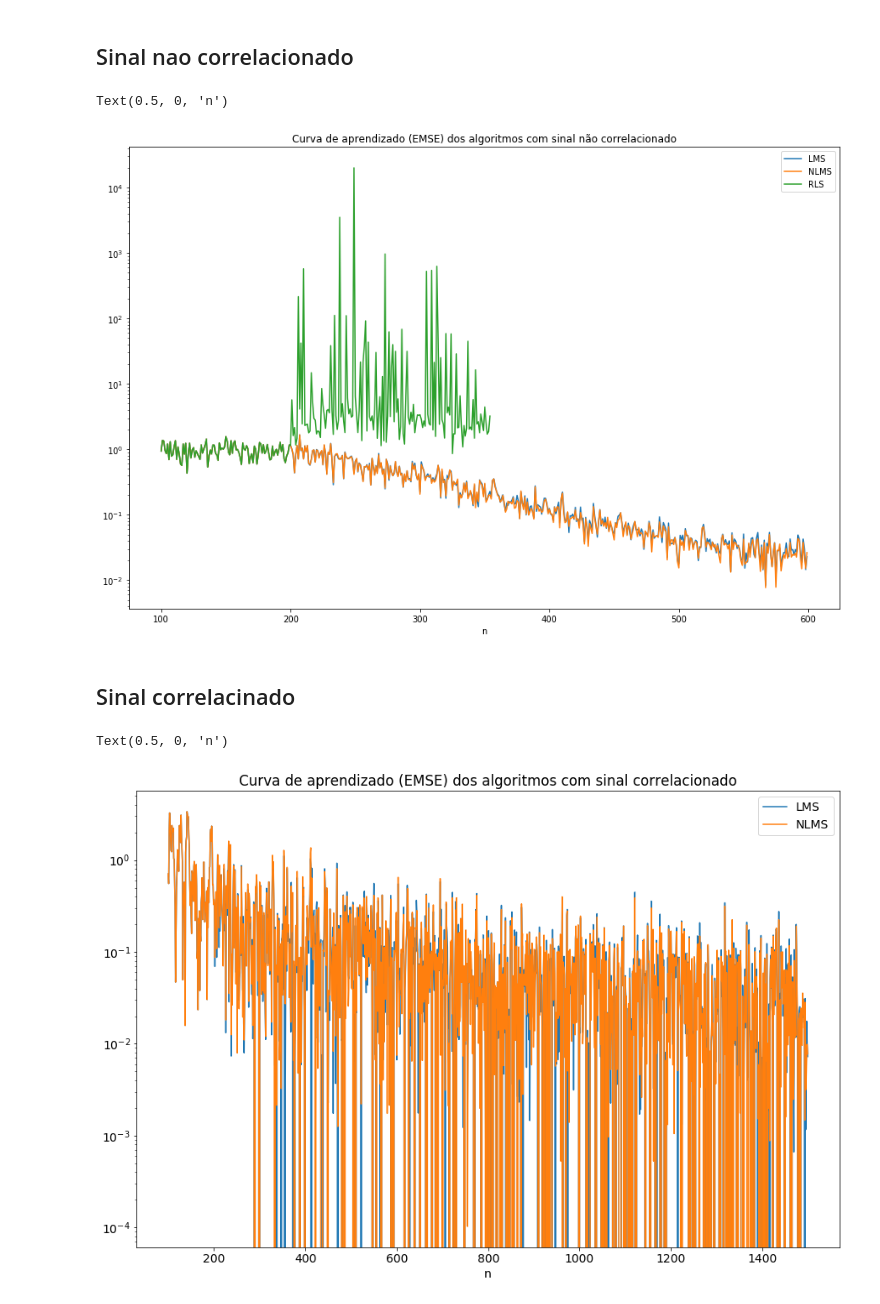
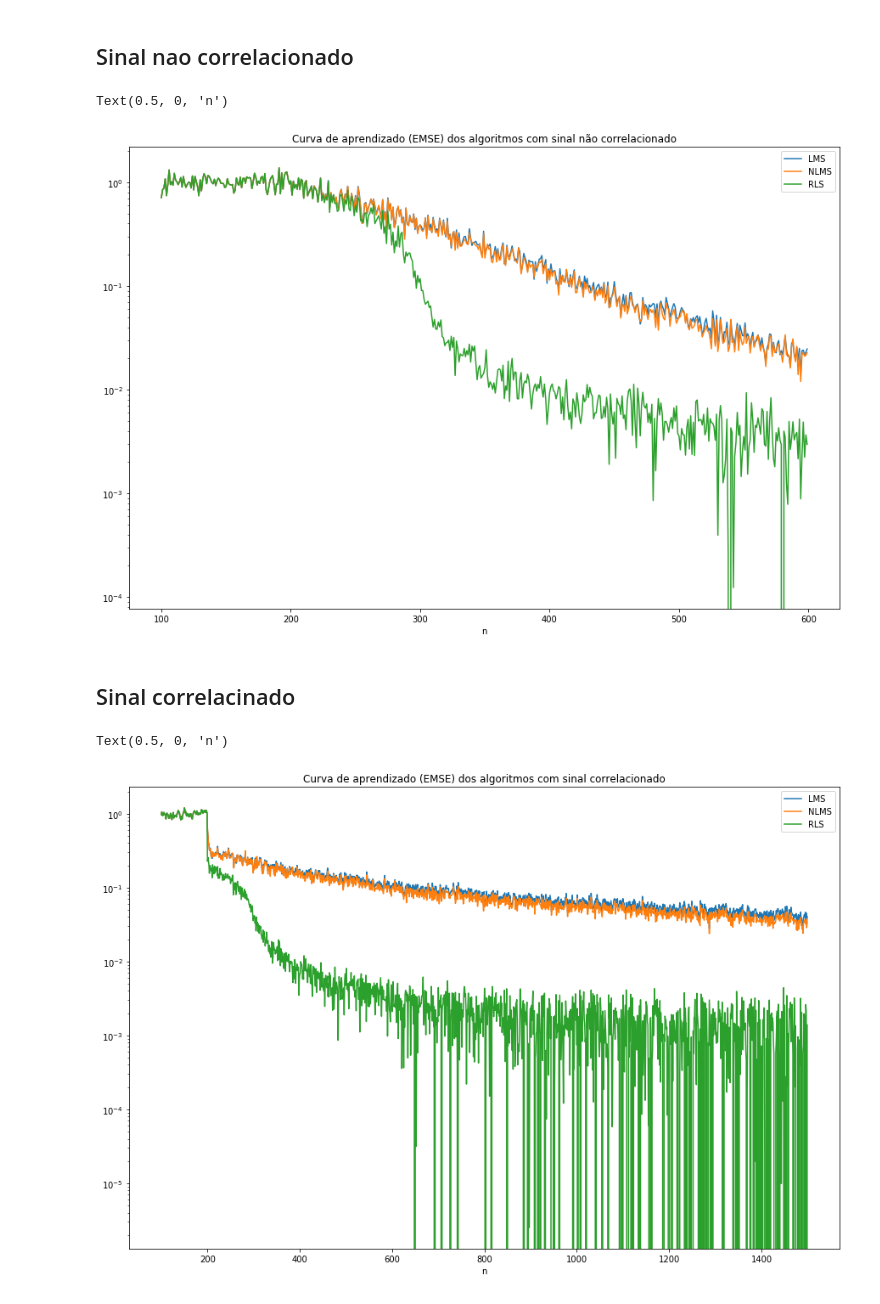
Before and after one commit to henriquemeloo/psi3532-adaptive-filtering, a Jupyter notebook: exp5/exp5.ipynb, the cells around one changed output. Saved outputs shown, nothing was run; the diff lists cells and outputs as text; code cells hidden in the pictures.

```diff
--- a/exp5/exp5.ipynb
+++ b/exp5/exp5.ipynb
@@ -55,7 +55,7 @@ def exp5(a, mu_0, epsilon, L, total_time, N):
 # %% [markdown]
 ## Sinal nao correlacionado
 # %%
-n, EMSE_LMS, EMSE_NLMS, EMSE_RLS = exp5(a=0, mu_0=1, epsilon=0, L=.9999, total_time=600, N=30)
+n, EMSE_LMS, EMSE_NLMS, EMSE_RLS = exp5(a=0, mu_0=1, epsilon=0, L=.9999, total_time=600, N=100)
 plt.subplots(figsize=(15,10))
 plt.semilogy(n, EMSE_LMS, n, EMSE_NLMS, n, EMSE_RLS)
 plt.title('Curva de aprendizado (EMSE) dos algoritmos com sinal não correlacionado')
@@ -63,16 +63,16 @@ plt.legend(['LMS', 'NLMS', 'RLS'])
 plt.xlabel('n')
 # %% [output]
 Text(0.5, 0, 'n')
-[figure, old version]
+[figure, new version]
 # %% [markdown]
 ## Sinal correlacinado
 # %%
-n, EMSE_LMS, EMSE_NLMS = exp5(a=.9, mu_0=.3, epsilon=0, total_time=1500, N=200)
+n, EMSE_LMS, EMSE_NLMS, EMSE_RLS = exp5(a=.9, mu_0=.3, epsilon=0, L=.9999, total_time=1500, N=200)
 plt.subplots(figsize=(15,10))
-plt.semilogy(n, EMSE_LMS, n, EMSE_NLMS)
+plt.semilogy(n, EMSE_LMS, n, EMSE_NLMS, n, EMSE_RLS)
 plt.title('Curva de aprendizado (EMSE) dos algoritmos com sinal correlacionado')
-plt.legend(['LMS', 'NLMS'])
+plt.legend(['LMS', 'NLMS', 'RLS'])
 plt.xlabel('n')
 # %% [output]
 Text(0.5, 0, 'n')
-[figure, old version]
+[figure, new version]
```
Also changed, not shown: 1 other file.
